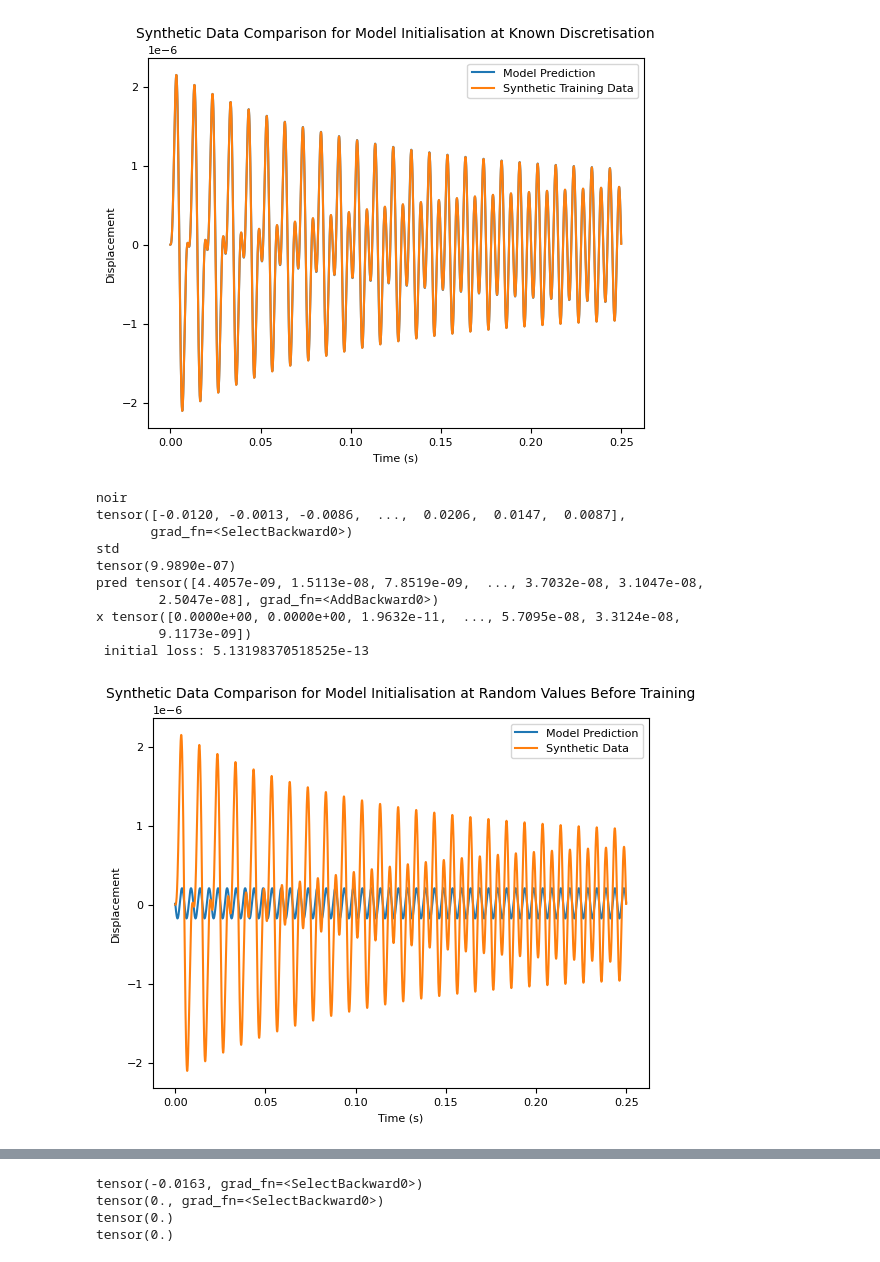
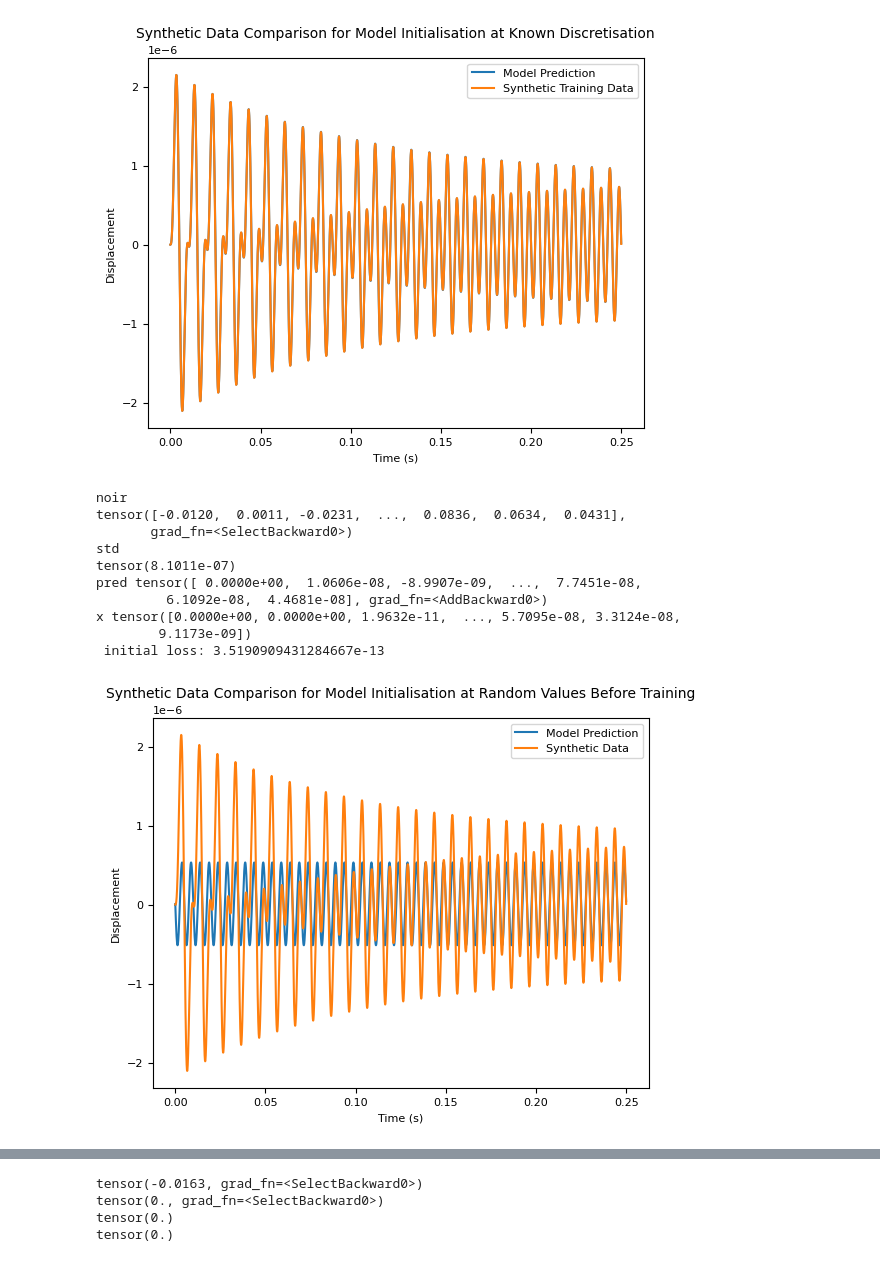
Before and after one commit to megwats/NARX-MSD, a Jupyter notebook: 1-2-neuron-narx/2_neuron_narx_batch.ipynb, the cells around one changed output, grey strips where cells are left out. Cells and saved outputs as stored; diff of their text form; code cells hidden in the pictures.

```diff
--- a/1-2-neuron-narx/2_neuron_narx_batch.ipynb
+++ b/1-2-neuron-narx/2_neuron_narx_batch.ipynb
@@ -217,42 +217,42 @@ def train_model(model, optimizer, x_train, v_train, f_train, epochs=5000, exit =
 model = NARX()
 optimizer = torch.optim.Adam(model.parameters(), lr=1e-2)
 # %%
-x0_norm = torch.tensor([x_norm[0],v_norm[0]],dtype=torch.float32)
-pred = model(u_norm,x0_norm )
-pred= zscore_denormalize(pred,x_train_mean, x_train_std)
+x0_norm = torch.tensor([x_train_norm[0],v_train_norm[0]],dtype=torch.float32)
+pred = model(u_train_norm,x0_norm )
+pred= zscore_denormalize(pred,x_mean, x_std)
 print(f'pred {pred}')
 print(f'x {x}')
 print(f' initial loss: {nn.MSELoss()(pred,x)}')
 
 plt.plot(t,pred.detach(), label = 'Model Prediction')
 plt.plot(t,x, label  = 'Synthetic Data')
 plt.legend()
 plt.title("Synthetic Data Comparison for Model Initialisation at Random Values Before Training")
 plt.xlabel("Time (s)")          # x‑axis label
 plt.ylabel("Displacement")
 plt.show()
 ##### uncomment when dtaa changes!!!!
 
 # data = [['time'],t.numpy(),['synthetic x'], x,['model initialisation'], pred]
 
 # filename = f'Data/2-2neuronnarx-batch-random-init-before-train.txt'
 
 # tstr = '\t'.join(str(x) for lst in data for x in lst)
 
 # with open(filename, "w") as f:
 #   f.write(tstr)
 # %% [output]
 noir
-tensor([-0.0120, -0.0013, -0.0086,  ...,  0.0206,  0.0147,  0.0087],
+tensor([-0.0120,  0.0011, -0.0231,  ...,  0.0836,  0.0634,  0.0431],
        grad_fn=<SelectBackward0>)
 std
-tensor(9.9890e-07)
-pred tensor([4.4057e-09, 1.5113e-08, 7.8519e-09,  ..., 3.7032e-08, 3.1047e-08,
-        2.5047e-08], grad_fn=<AddBackward0>)
+tensor(8.1011e-07)
+pred tensor([ 0.0000e+00,  1.0606e-08, -8.9907e-09,  ...,  7.7451e-08,
+         6.1092e-08,  4.4681e-08], grad_fn=<AddBackward0>)
 x tensor([0.0000e+00, 0.0000e+00, 1.9632e-11,  ..., 5.7095e-08, 3.3124e-08,
         9.1173e-09])
- initial loss: 5.13198370518525e-13
+ initial loss: 3.5190909431284667e-13
-[figure, old version]
+[figure, new version]
 # %%
 train_model(model, optimizer, x_train_norm[:4000],v_train_norm[:4000], u_train_norm[:4000], exit = 7e-9,epochs=1000000)
 # prediction_loop(model, x_train, f_train
```
Also changed, not shown: parts of 3 cells of this notebook.
